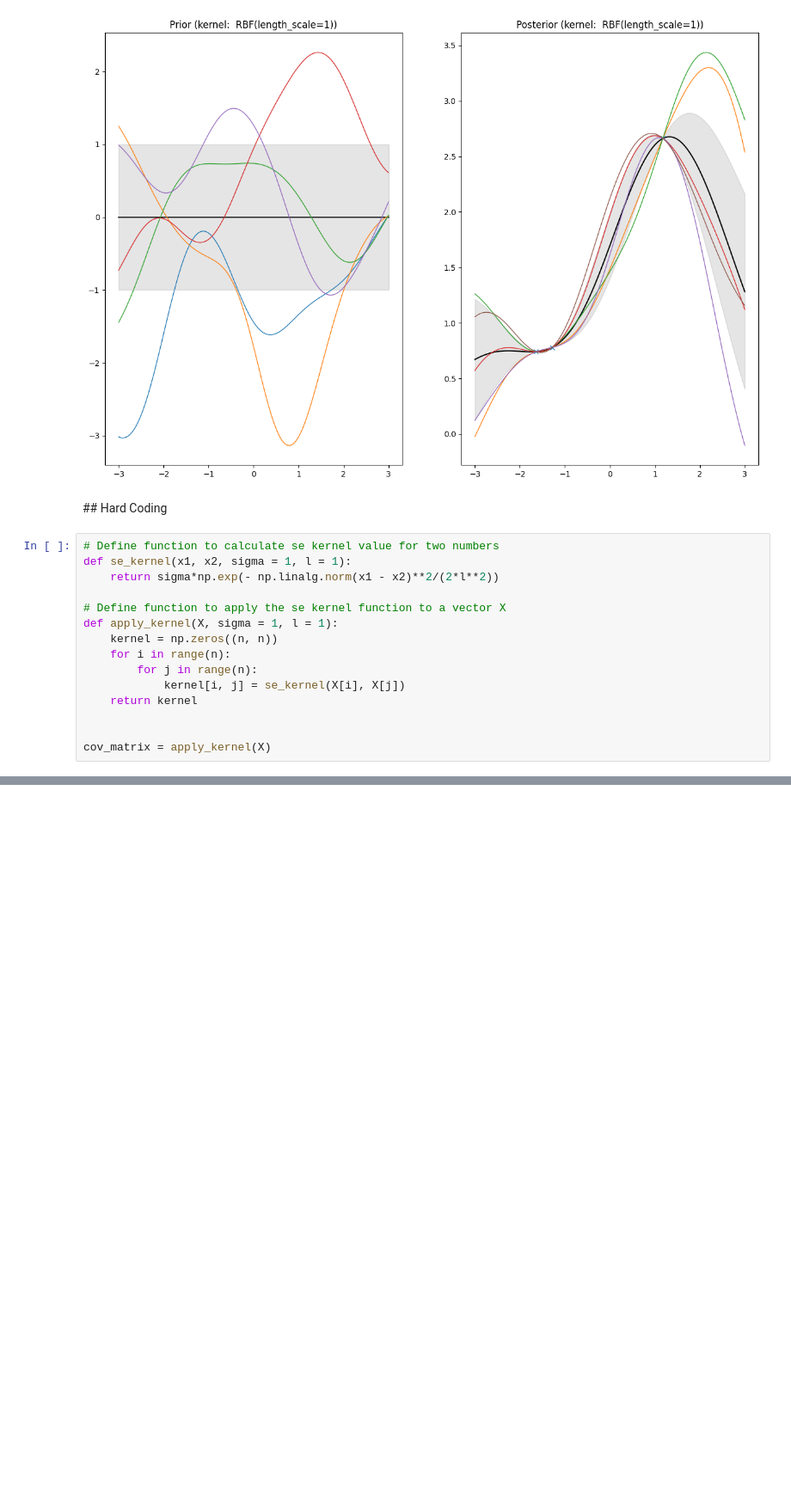
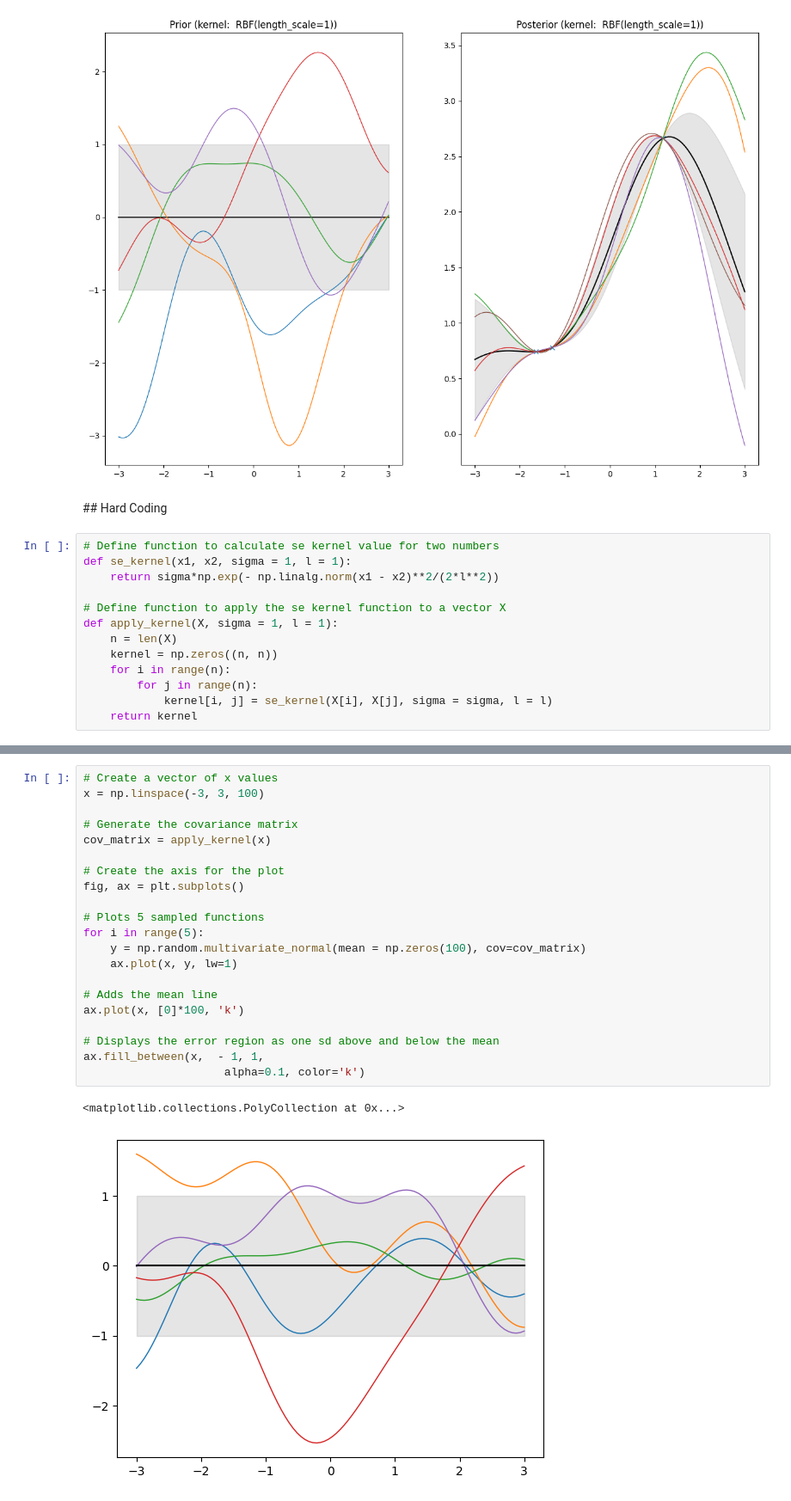
Before and after one commit to imogensole/GP_for_machine_learning, a Jupyter notebook: GP_code_imi.ipynb, the cells around one changed output, grey strips where cells are left out. Shown at 86% size. Saved outputs shown, nothing was run; the diff lists cells and outputs as text; blank space fills up the shorter version.

```diff
--- a/GP_code_imi.ipynb
+++ b/GP_code_imi.ipynb
@@ -142,11 +142,9 @@ def se_kernel(x1, x2, sigma = 1, l = 1):
 
 # Define function to apply the se kernel function to a vector X
 def apply_kernel(X, sigma = 1, l = 1):
+    n = len(X)
     kernel = np.zeros((n, n))
     for i in range(n):
         for j in range(n):
-            kernel[i, j] = se_kernel(X[i], X[j])
+            kernel[i, j] = se_kernel(X[i], X[j], sigma = sigma, l = l)
     return kernel
-
-
-cov_matrix = apply_kernel(X)
@@ -156,0 +151,24 @@ Text(0.5, 1.0, 'Prior (kernel:  RBF(length_scale=1))')
+# %%
+# Create a vector of x values
+x = np.linspace(-3, 3, 100)
+
+# Generate the covariance matrix
+cov_matrix = apply_kernel(x)
+
+# Create the axis for the plot
+fig, ax = plt.subplots()
+
+# Plots 5 sampled functions
+for i in range(5):
+    y = np.random.multivariate_normal(mean = np.zeros(100), cov=cov_matrix)
+    ax.plot(x, y, lw=1)
+
+# Adds the mean line
+ax.plot(x, [0]*100, 'k')
+
+# Displays the error region as one sd above and below the mean
+ax.fill_between(x,  - 1, 1,
+                     alpha=0.1, color='k')
+# %% [output]
+<matplotlib.collections.PolyCollection at 0x...>
+[figure, added]
```
Also changed, not shown: parts of 4 cells of this notebook.
